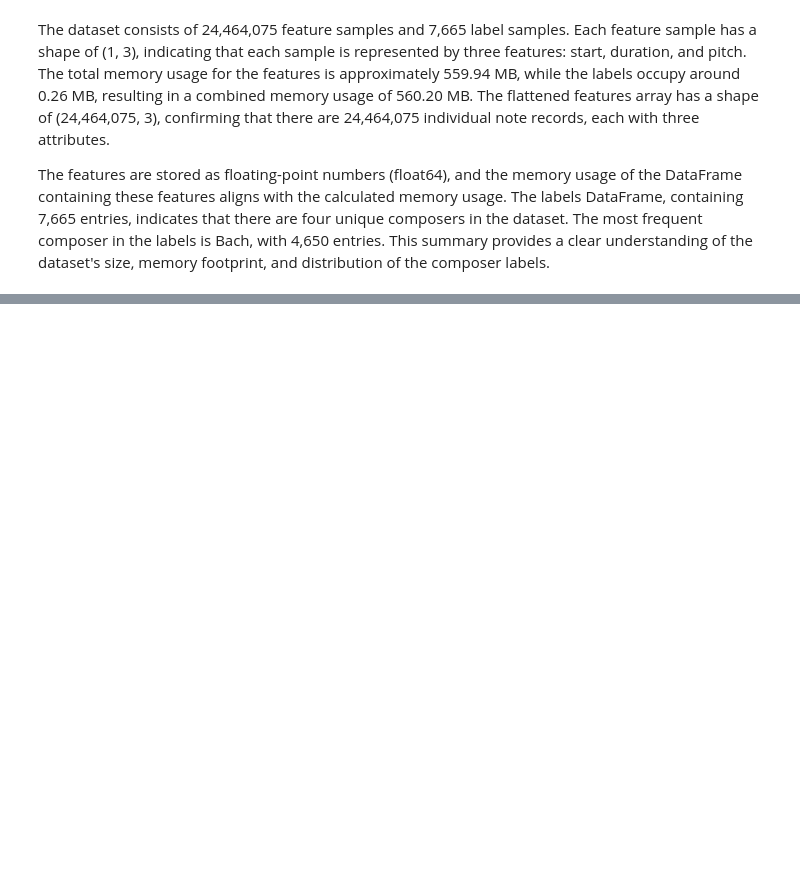
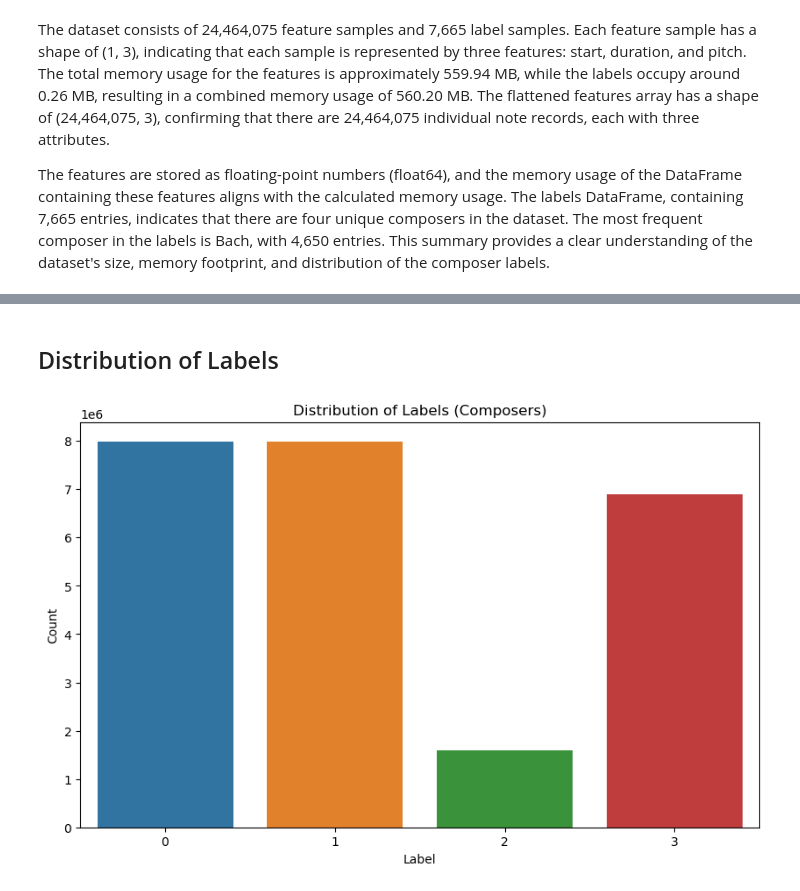
Before and after one commit to AnovaYoung/Classifying-Music-Genre-with-CNNs-and-LSTM-Models, a Jupyter notebook: Music_Genre_and_Composer_Classification_Using_Deep_Learning.ipynb, the cells around one changed output, grey strips where cells are left out. Saved outputs shown, nothing was run; the diff lists cells and outputs as text; code cells hidden in the pictures; blank space fills up the shorter version.

```diff
--- a/Music_Genre_and_Composer_Classification_Using_Deep_Learning.ipynb
+++ b/Music_Genre_and_Composer_Classification_Using_Deep_Learning.ipynb
@@ -245,0 +592,24 @@ Feature extraction completed.
+# %%
+import numpy as np
+import pandas as pd
+import matplotlib.pyplot as plt
+import seaborn as sns
+
+# Re-load the extracted features and labels
+features = np.load('features.npy', allow_pickle=True)
+labels = np.load('labels.npy')
+
+# Flatten the feature arrays again.
+flattened_features = np.concatenate(features, axis=0)
+
+# redo all preliminary steps
+extended_labels = np.repeat(labels, [len(f) for f in features])
+
+# Convert to df
+df_features = pd.DataFrame(flattened_features, columns=['start', 'duration', 'pitch'])
+df_features['label'] = extended_labels
+
+print("Basic Information:")
+print(df_features.info())
+print("\nSummary Statistics:")
+print(df_features.describe())
@@ -245,0 +664,13 @@ Feature extraction completed.
+# %% [markdown]
+## Distribution of Labels
+# %%
+# Distribution of labels (composers)
+plt.figure(figsize=(10, 6))
+sns.countplot(x=df_features['label'])
+plt.title('Distribution of Labels (Composers)')
+plt.xlabel('Label')
+plt.ylabel('Count')
+plt.xticks(ticks=range(len(np.unique(labels))), labels=np.unique(labels))
+plt.show()
+# %% [output]
+[figure, added]
```
Also changed, not shown: parts of 96 cells of this notebook.
